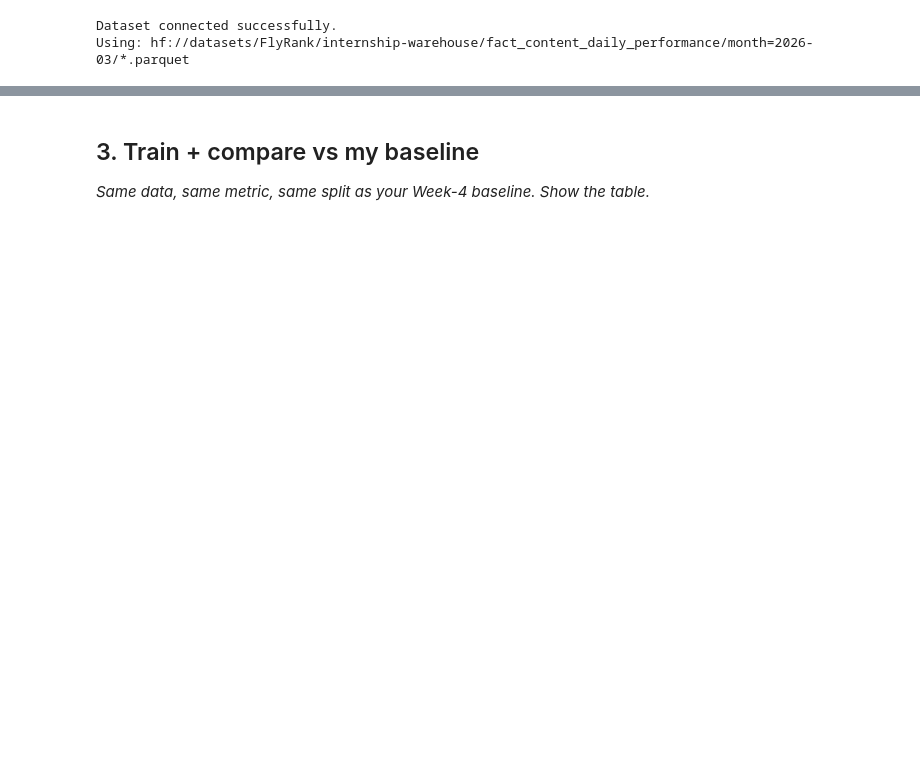
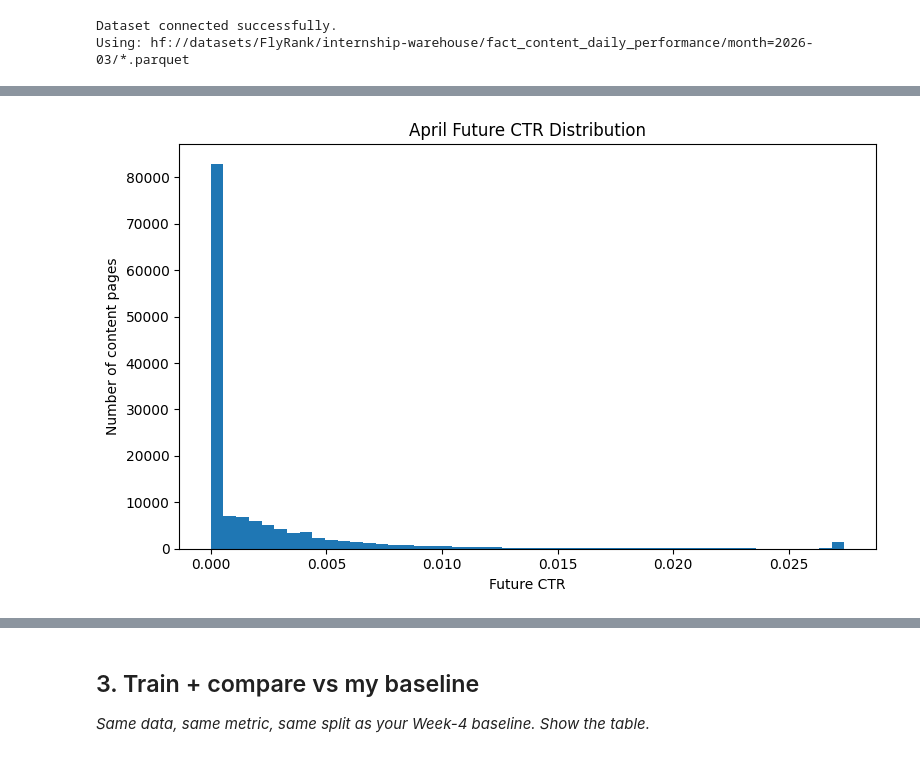
Before and after one commit to AliAlmasri7/FlyRank-ML, a Jupyter notebook: work/notebooks/w05_model.ipynb, the cells around one changed output, grey strips where cells are left out. Drawn from its saved outputs; the diff is of its cells as text; code cells hidden in the pictures; blank space fills up the shorter version.

```diff
--- a/work/notebooks/w05_model.ipynb
+++ b/work/notebooks/w05_model.ipynb
@@ -227,0 +308,15 @@ Name: future_ctr, dtype: float64
+# %%
+MIN_FUTURE_IMPRESSIONS = 10
+
+model_df = model_df[
+    model_df["future_impressions"] >= MIN_FUTURE_IMPRESSIONS
+].copy()
+
+model_df = model_df[
+    model_df["future_ctr"].notna()
+].copy()
+
+print("Eligible modeling rows:", len(model_df))
+print()
+
+print(model_df["future_ctr"].describe())
@@ -227,0 +335,18 @@ Name: future_ctr, dtype: float64
+# %%
+plt.figure(figsize=(8, 5))
+
+upper_limit = model_df["future_ctr"].quantile(0.99)
+
+plt.hist(
+    model_df["future_ctr"].clip(upper=upper_limit),
+    bins=50
+)
+
+plt.title("April Future CTR Distribution")
+plt.xlabel("Future CTR")
+plt.ylabel("Number of content pages")
+
+plt.tight_layout()
+plt.show()
+# %% [output]
+[figure, added]
```
Also changed, not shown: parts of 43 cells of this notebook.
